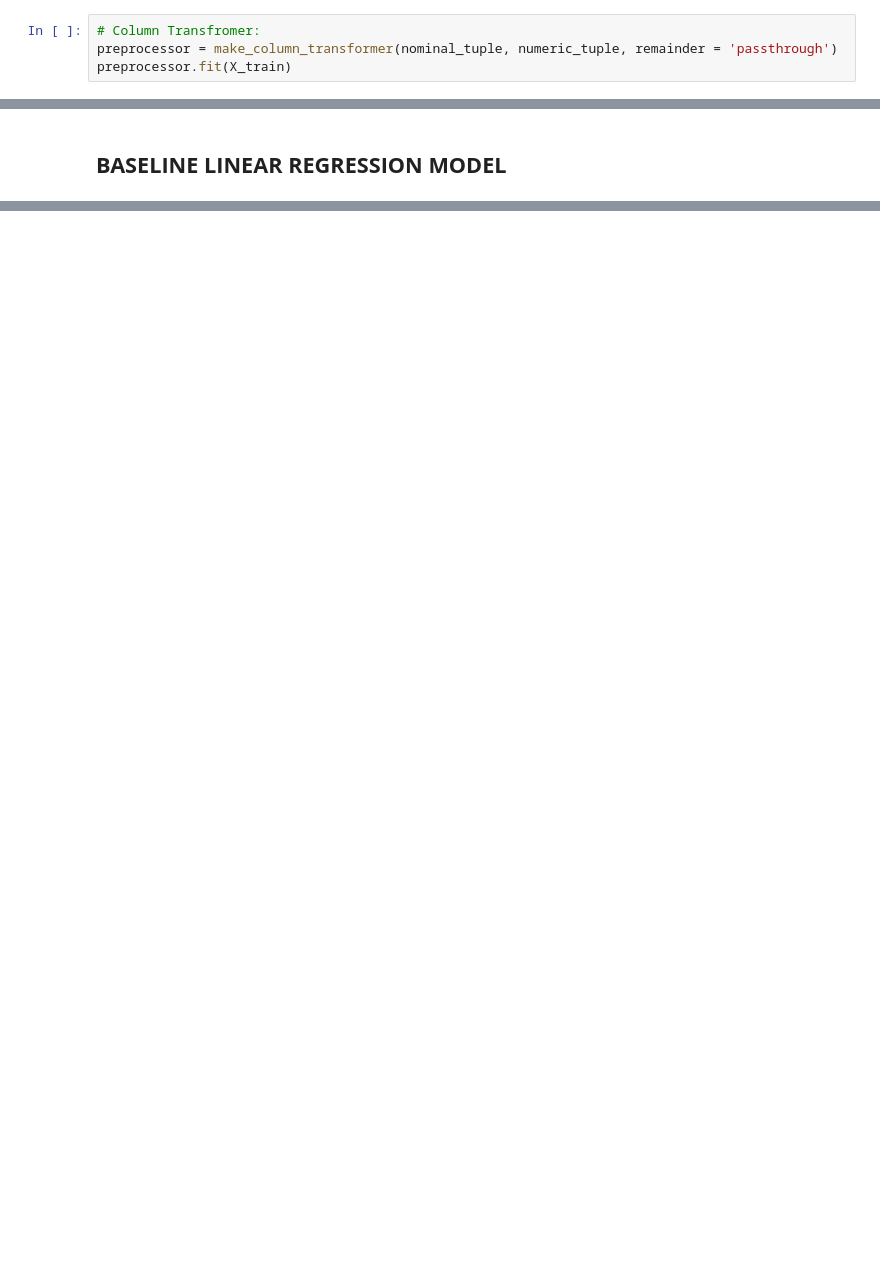
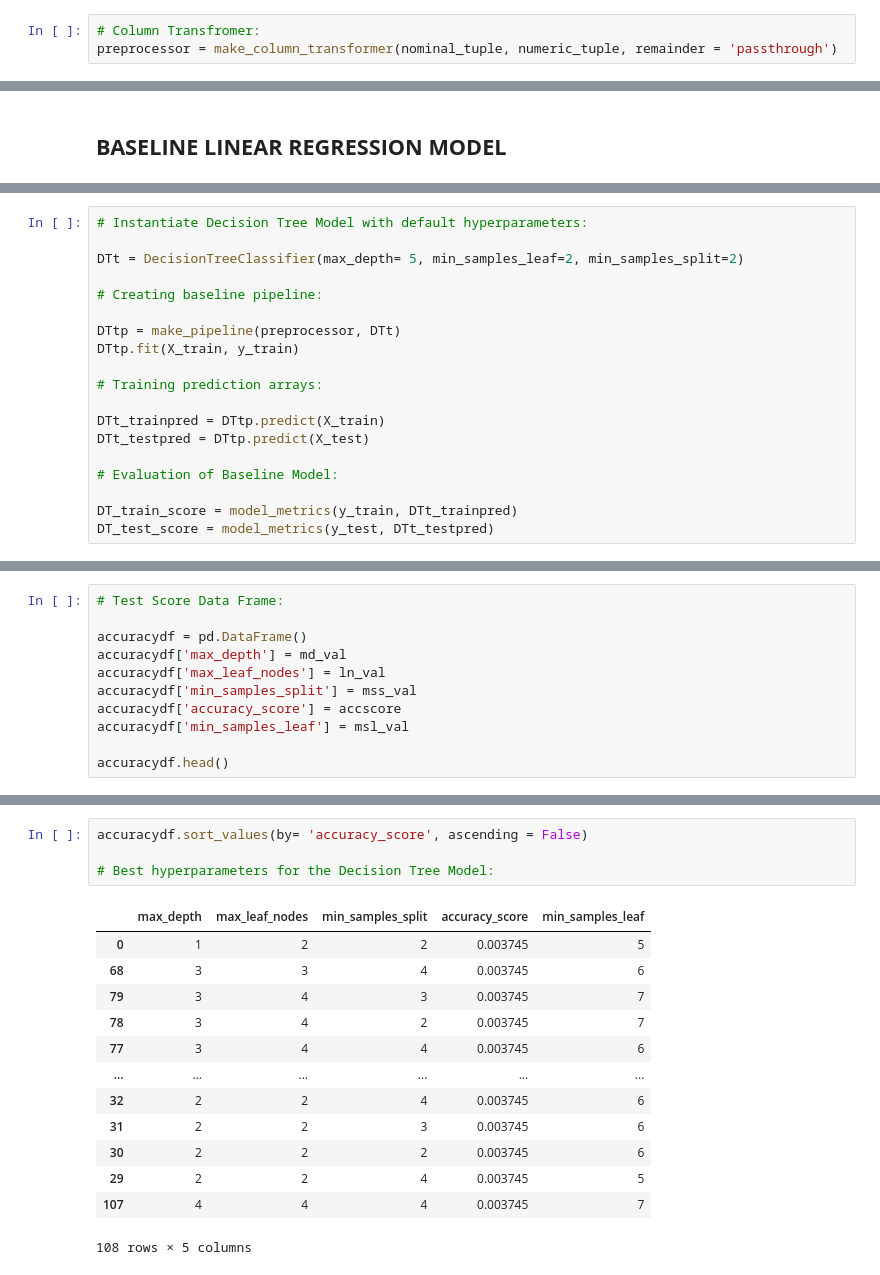
Before and after one commit to starkjones/NYC-Condominium-Rental-Income-Analysis, a Jupyter notebook: NYC_Condo_Comp_RI__Analysis.ipynb, the cells around one changed output, grey strips where cells are left out. Drawn from its saved outputs; the diff is of its cells as text; blank space fills up the shorter version.

```diff
--- a/NYC_Condo_Comp_RI__Analysis.ipynb
+++ b/NYC_Condo_Comp_RI__Analysis.ipynb
@@ -599,4 +591,3 @@ numeric_tuple = (numeric_pipe, numeric_columns)
 # %%
 # Column Transfromer:
 preprocessor = make_column_transformer(nominal_tuple, numeric_tuple, remainder = 'passthrough')
-preprocessor.fit(X_train)
@@ -689,0 +745,19 @@ Basline Model Training Scores:
+# %%
+# Instantiate Decision Tree Model with default hyperparameters:
+
+DTt = DecisionTreeClassifier(max_depth= 5, min_samples_leaf=2, min_samples_split=2)
+
+# Creating baseline pipeline:
+
+DTtp = make_pipeline(preprocessor, DTt)
+DTtp.fit(X_train, y_train)
+
+# Training prediction arrays:
+
+DTt_trainpred = DTtp.predict(X_train)
+DTt_testpred = DTtp.predict(X_test)
+
+# Evaluation of Baseline Model:
+
+DT_train_score = model_metrics(y_train, DTt_trainpred)
+DT_test_score = model_metrics(y_test, DTt_testpred)
@@ -689,0 +829,11 @@ Basline Model Training Scores:
+# %%
+# Test Score Data Frame:
+
+accuracydf = pd.DataFrame()
+accuracydf['max_depth'] = md_val
+accuracydf['max_leaf_nodes'] = ln_val
+accuracydf['min_samples_split'] = mss_val
+accuracydf['accuracy_score'] = accscore
+accuracydf['min_samples_leaf'] = msl_val
+
+accuracydf.head()
@@ -689,0 +847,18 @@ Basline Model Training Scores:
+# %%
+accuracydf.sort_values(by= 'accuracy_score', ascending = False)
+
+# Best hyperparameters for the Decision Tree Model:
+# %% [output]
+|  | max_depth | max_leaf_nodes | min_samples_split | accuracy_score | min_samples_leaf |
+| 0 | 1 | 2 | 2 | 0.003745 | 5 |
+| 68 | 3 | 3 | 4 | 0.003745 | 6 |
+| 79 | 3 | 4 | 3 | 0.003745 | 7 |
+| 78 | 3 | 4 | 2 | 0.003745 | 7 |
+| 77 | 3 | 4 | 4 | 0.003745 | 6 |
+| ... | ... | ... | ... | ... | ... |
+| 32 | 2 | 2 | 4 | 0.003745 | 6 |
+| 31 | 2 | 2 | 3 | 0.003745 | 6 |
+| 30 | 2 | 2 | 2 | 0.003745 | 6 |
+| 29 | 2 | 2 | 4 | 0.003745 | 5 |
+| 107 | 4 | 4 | 4 | 0.003745 | 7 |
+108 rows × 5 columns
```
Also changed, not shown: parts of 18 cells of this notebook.
